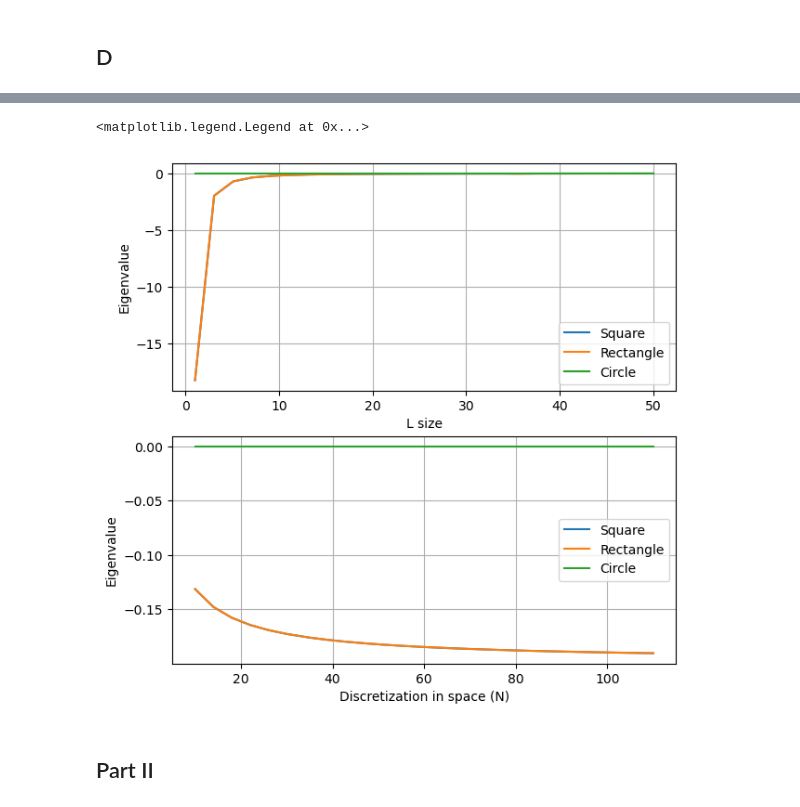
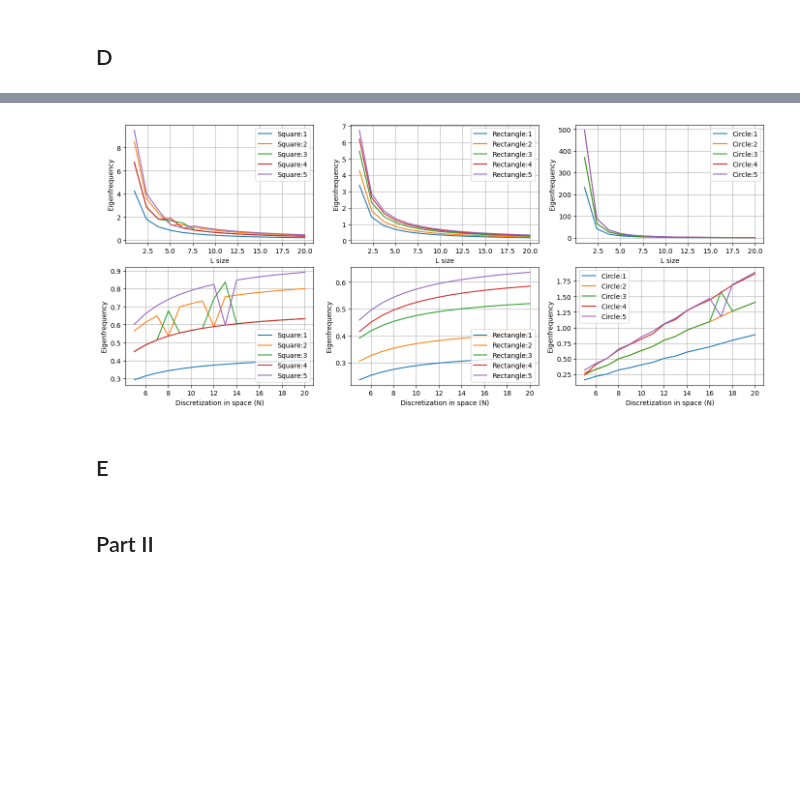
Before and after one commit to JuanSandalinas/Scientific-Computing, a Jupyter notebook: Set 3/Questions.ipynb, the cells around one changed output, grey strips where cells are left out. Cells and saved outputs as stored; diff of their text form; code cells hidden in the pictures; blank space fills up the shorter version.

```diff
--- a/Set 3/Questions.ipynb
+++ b/Set 3/Questions.ipynb
@@ -434,26 +382,30 @@ N110
-# %%
-fig,axs = plt.subplots(2,1, figsize = (7,7))
-
-axs = axs.flatten()
-
-axs[0].plot(Ls,L_change_sq[0], label = 'Square')
-axs[0].plot(Ls,L_change_rc[0], label = 'Rectangle')
-axs[0].plot(Ls,L_change_ci[0], label = 'Circle')
-axs[0].set_xlabel('L size')
-axs[0].set_ylabel('Eigenvalue')
-
-axs[0].legend()
-axs[0].grid(True)
-
-axs[1].plot(Ns,N_change_sq[0], label = 'Square')
-axs[1].plot(Ns,N_change_rc[0], label = 'Rectangle')
-axs[1].plot(Ns,N_change_ci[0], label = 'Circle')
-axs[1].set_xlabel('Discretization in space (N)')
-axs[1].set_ylabel('Eigenvalue')
-axs[1].grid(True)
-axs[1].legend()
-# %% [output]
-<matplotlib.legend.Legend at 0x...>
-[figure, removed]
+# %%
+L_change = [L_change_sq, L_change_rc, L_change_ci]
+N_change = [N_change_sq, N_change_rc, N_change_ci]
+
+fig,axs = plt.subplots(2,3, figsize = (17,7))
+names = ['Square', 'Rectangle', 'Circle']
+eigens = ['1','2','3','4','5']
+colors = ['b','g','r']
+axs = axs.flatten()
+for i in range(6):
+    for j in range(k):
+        if i < 3:
+            axs[i].plot(Ls,L_change[i][j], label = f'{names[i]}:{eigens[j]}')
+            axs[i].set_xlabel('L size')
+            axs[i].set_ylabel('Eigenfrequency')
+            axs[i].legend()
+            axs[i].grid(True)
+        else:
+            axs[i].plot(Ns,N_change[i - 3][j], label = f'{names[i - 3]}:{eigens[j]}')
+            axs[i].set_xlabel('Discretization in space (N)')
+            axs[i].set_ylabel('Eigenfrequency')
+
+            axs[i].legend()
+            axs[i].grid(True)
+# %% [output]
+[figure, added]
+# %% [markdown]
+## E
 # %% [markdown]
 ## Part II
```
Also changed, not shown: parts of 12 cells of this notebook.
